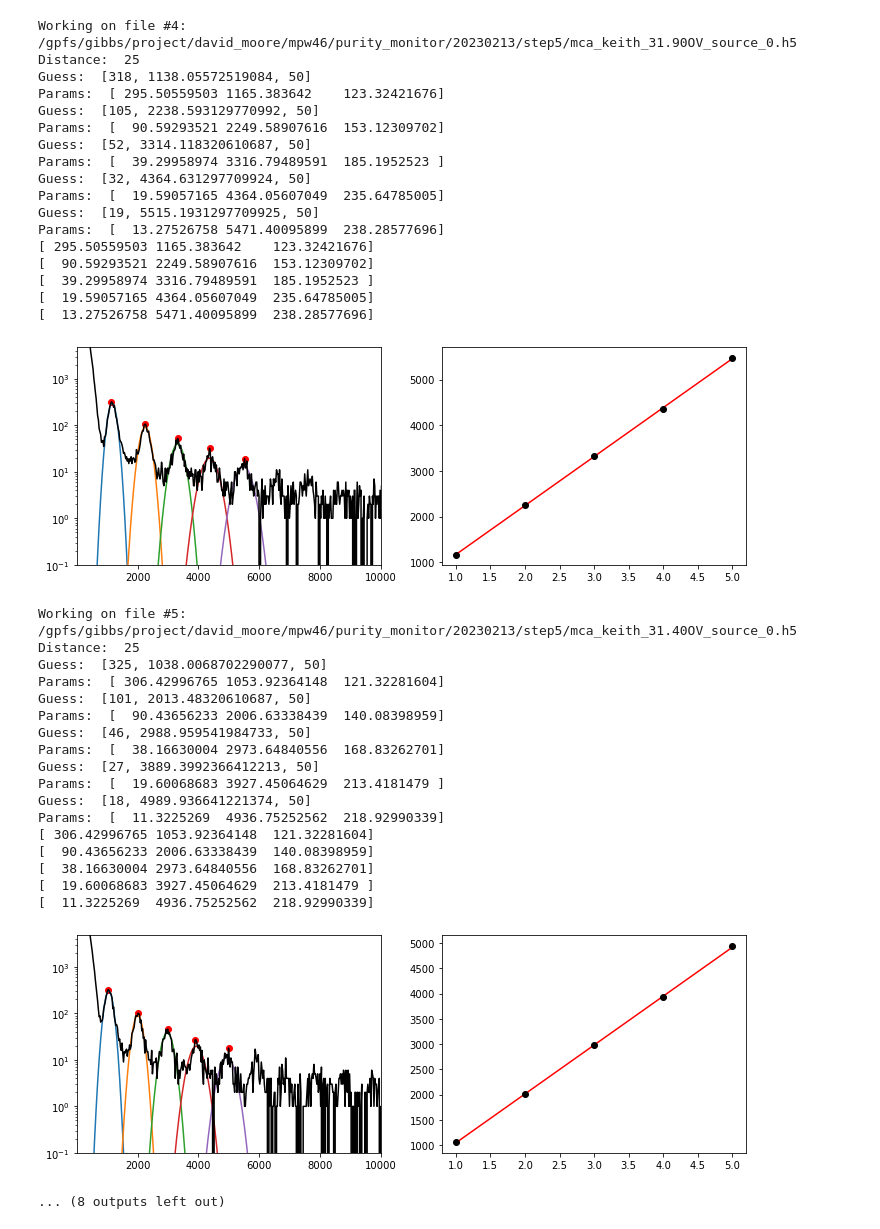
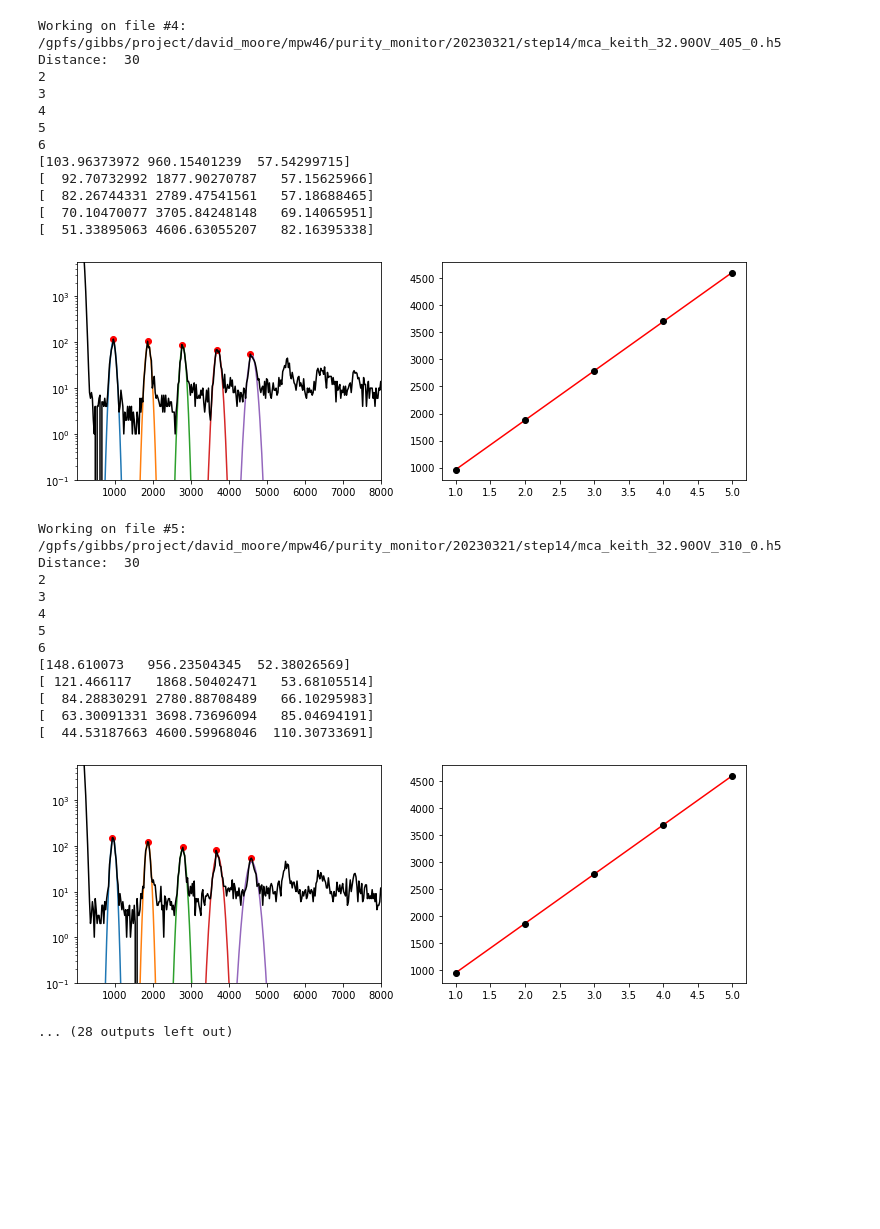
Before and after one commit to Moore-Lab/purity-monitor, a Jupyter notebook: SiPMMeasurements/SiPM_data_plots.ipynb, the cells around one changed output. Drawn from its saved outputs; the diff is of its cells as text; code cells hidden in the pictures; blank space fills up the shorter version.

```diff
--- a/SiPMMeasurements/SiPM_data_plots.ipynb
+++ b/SiPMMeasurements/SiPM_data_plots.ipynb
@@ -6,7 +6,7 @@ from scipy.optimize import curve_fit
 import scipy.signal
 # %%
 #path = r"C:/Data/20220630/LXe_Full_E_field_-2kV_source_reposition_Gain_source_removed/"
-path = '/gpfs/gibbs/project/david_moore/mpw46/purity_monitor/20230213/step5/'
+path = '/gpfs/gibbs/project/david_moore/mpw46/purity_monitor/20230321/step14/'
 SRS_gain = 100 # gain on the SRS bandpass filter
 peak_threshold = 700 # upper bound of pedestal
 breakdown = 27.4 # breakdown voltage of the SiPM
@@ -86,20 +86,20 @@ def find_peaks_and_fit(x_data, y_data, voltage, min_distance=20, max_peaks=5, mi
             # trying to fit the peaks
             params, params_covariance = curve_fit(gauss_fun, peak_x, peak_y, p0=initial_guess)
             # params are returned as amplitude, mean, std dev
-            print('Guess: ', initial_guess)
-            print('Params: ', params)
+#             print('Guess: ', initial_guess)
+#             print('Params: ', params)
             peak_params.append(params)
             gain_info.append([peak_number, params[1], np.sqrt(params_covariance[1,1])])
         except RuntimeError as r:
             # if curve fit doesn't work then we will just use the peak amplitude and center that find_peaks found
             print('fit failed')
             peak_params.append(initial_guess)
-            gain_info.append([peak, mean_guess, np.nan])
+            gain_info.append([peak_number, mean_guess, np.nan])
 #             xx = np.linspace( x_data[peak] - 2*standard_deviation_guess, x_data[peak] + 2*standard_deviation_guess, 100 )
 
 #         gain_info.append([peak_number, params[1], np.sqrt(params_covariance[1,1])]) # peak number, mean, and covariance
         peak_number += 1 # (goes to n*spe until it reaches max_peak)
-
+        print(peak_number)
     plt.show()
     return np.array(peak_params), np.array(gain_info), np.array(peaks)
 # %%
@@ -132,7 +132,7 @@ LED_and_source_distances = (LED_distances+source_distances)
 LED_and_source_distances.sort(reverse=True)
 
 gain_vs_volts = {}
-for i,(file, dist) in enumerate(zip(file_list, source_distances)):
+for i,(file, dist) in enumerate(zip(file_list, LED_distances)):
     print("Working on file #%d: %s"%(i,file))
     print('Distance: ', dist)
 
@@ -179,7 +179,7 @@ for i,(file, dist) in enumerate(zip(file_list, source_distances)):
 #     plt.ylim(0.1, 350)
     plt.semilogy(b, c, 'k')
     plt.ylim(0.1, np.max(mca_hist)*2)
-    plt.xlim(0.1, 10000)
+    plt.xlim(0.1, 8000)
 
 #     plt.xlim(0, guess_1pe*6)
 
@@ -276,39 +256,29 @@ Params:  [  11.26144883 6049.36126696  326.99630805]
-Working on file #4: /gpfs/gibbs/project/david_moore/mpw46/purity_monitor/20230213/step5/mca_keith_31.90OV_source_0.h5
-Distance:  25
-Guess:  [318, 1138.05572519084, 50]
-Params:  [ 295.50559503 1165.383642    123.32421676]
-Guess:  [105, 2238.593129770992, 50]
-Params:  [  90.59293521 2249.58907616  153.12309702]
-Guess:  [52, 3314.118320610687, 50]
-Params:  [  39.29958974 3316.79489591  185.1952523 ]
-Guess:  [32, 4364.631297709924, 50]
-Params:  [  19.59057165 4364.05607049  235.64785005]
-Guess:  [19, 5515.1931297709925, 50]
-Params:  [  13.27526758 5471.40095899  238.28577696]
-[ 295.50559503 1165.383642    123.32421676]
-[  90.59293521 2249.58907616  153.12309702]
-[  39.29958974 3316.79489591  185.1952523 ]
-[  19.59057165 4364.05607049  235.64785005]
-[  13.27526758 5471.40095899  238.28577696]
+Working on file #4: /gpfs/gibbs/project/david_moore/mpw46/purity_monitor/20230321/step14/mca_keith_32.90OV_405_0.h5
+Distance:  30
+2
+3
+4
+5
+6
+[103.96373972 960.15401239  57.54299715]
+[  92.70732992 1877.90270787   57.15625966]
+[  82.26744331 2789.47541561   57.18688465]
+[  70.10470077 3705.84248148   69.14065951]
+[  51.33895063 4606.63055207   82.16395338]
-[figure, old version]
+[figure, new version]
-Working on file #5: /gpfs/gibbs/project/david_moore/mpw46/purity_monitor/20230213/step5/mca_keith_31.40OV_source_0.h5
-Distance:  25
-Guess:  [325, 1038.0068702290077, 50]
-Params:  [ 306.42996765 1053.92364148  121.32281604]
-Guess:  [101, 2013.48320610687, 50]
-Params:  [  90.43656233 2006.63338439  140.08398959]
-Guess:  [46, 2988.959541984733, 50]
-Params:  [  38.16630004 2973.64840556  168.83262701]
-Guess:  [27, 3889.3992366412213, 50]
-Params:  [  19.60068683 3927.45064629  213.4181479 ]
-Guess:  [18, 4989.936641221374, 50]
-Params:  [  11.3225269  4936.75252562  218.92990339]
-[ 306.42996765 1053.92364148  121.32281604]
-[  90.43656233 2006.63338439  140.08398959]
-[  38.16630004 2973.64840556  168.83262701]
-[  19.60068683 3927.45064629  213.4181479 ]
-[  11.3225269  4936.75252562  218.92990339]
+Working on file #5: /gpfs/gibbs/project/david_moore/mpw46/purity_monitor/20230321/step14/mca_keith_32.90OV_310_0.h5
+Distance:  30
+2
+3
+4
+5
+6
+[148.610073   956.23504345  52.38026569]
+[ 121.466117   1868.50402471   53.68105514]
+[  84.28830291 2780.88708489   66.10295983]
+[  63.30091331 3698.73696094   85.04694191]
+[  44.53187663 4600.59968046  110.30733691]
-[figure, old version]
+[figure, new version]
-... (8 outputs left out)
+... (28 outputs left out)
 # %%
 ##### print(gain_vs_volts) ## 2nd array - last value looks WAY off
```
Also changed, not shown: parts of 4 cells of this notebook.
